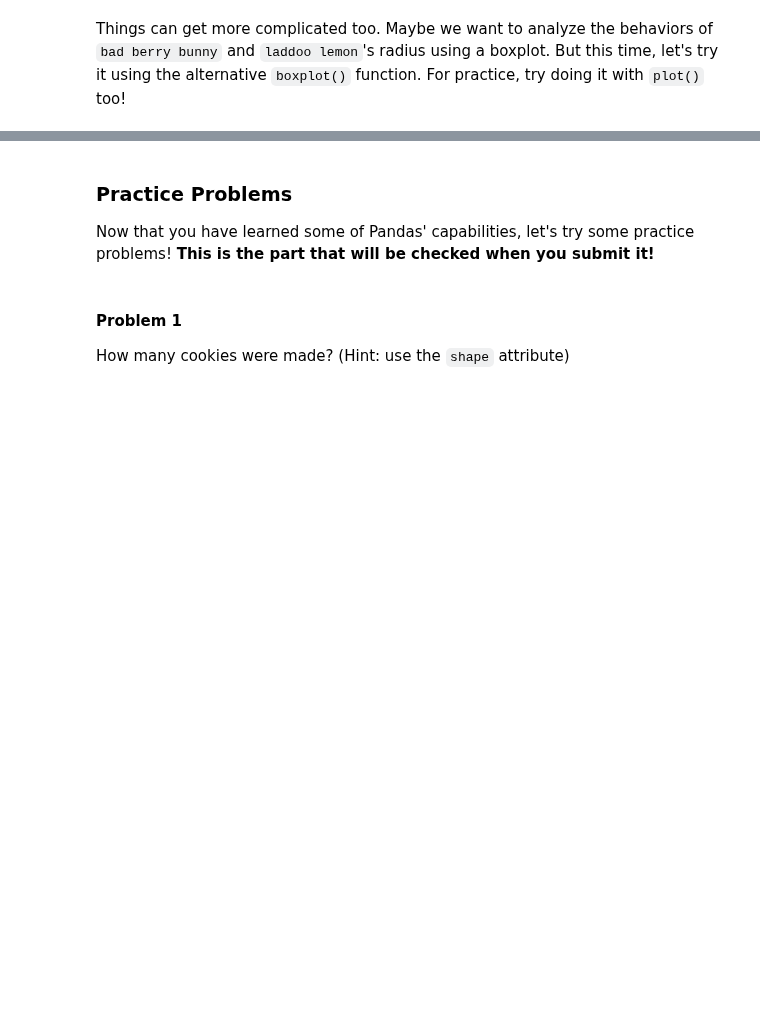
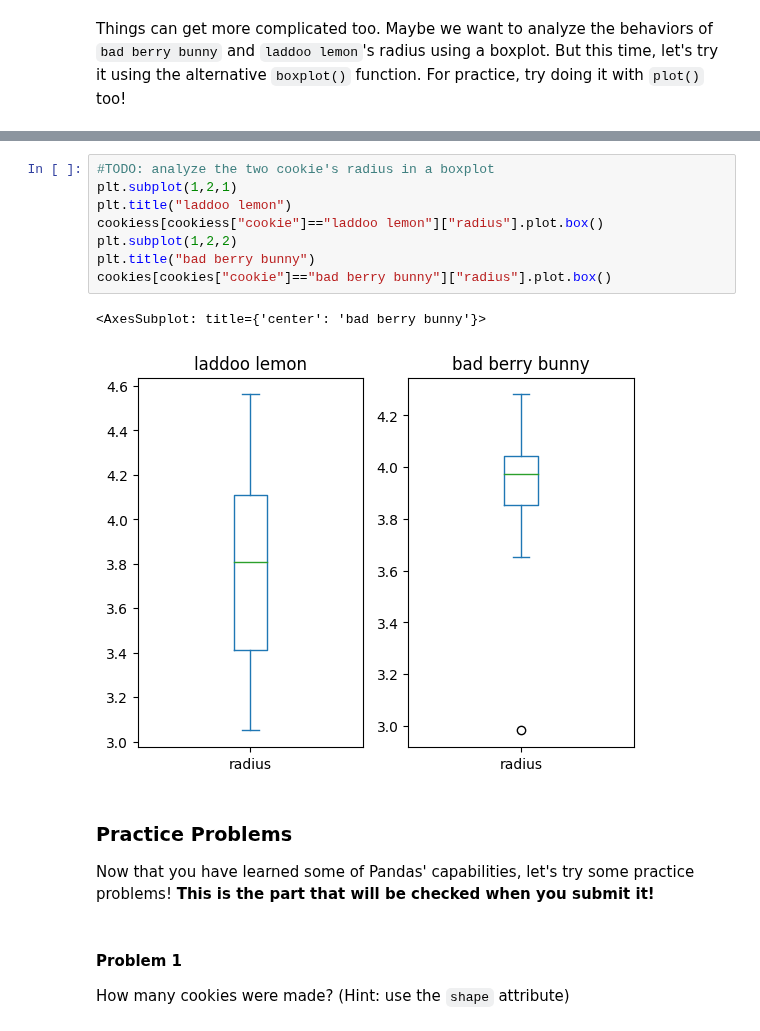
Before and after one commit to gallettilance/CS506-Spring2023, a Jupyter notebook: labs/02-lab/lab02.ipynb, the cells around one changed output, grey strips where cells are left out. Drawn from its saved outputs; the diff is of its cells as text; blank space fills up the shorter version.

```diff
--- a/labs/02-lab/lab02.ipynb
+++ b/labs/02-lab/lab02.ipynb
@@ -145,3 +256,14 @@ Things can get more complicated too. Maybe we want to analyze the behaviors of `
+# %%
+#TODO: analyze the two cookie's radius in a boxplot
+plt.subplot(1,2,1)
+plt.title("laddoo lemon")
+cookiess[cookiess["cookie"]=="laddoo lemon"]["radius"].plot.box()
+plt.subplot(1,2,2)
+plt.title("bad berry bunny")
+cookies[cookies["cookie"]=="bad berry bunny"]["radius"].plot.box()
+# %% [output]
+<AxesSubplot: title={'center': 'bad berry bunny'}>
+[figure, added]
 # %% [markdown]
 ### Practice Problems
 Now that you have learned some of Pandas' capabilities, let's try some practice problems! **This is the part that will be checked when you submit it!**
```
Also changed, not shown: parts of 28 cells of this notebook.
